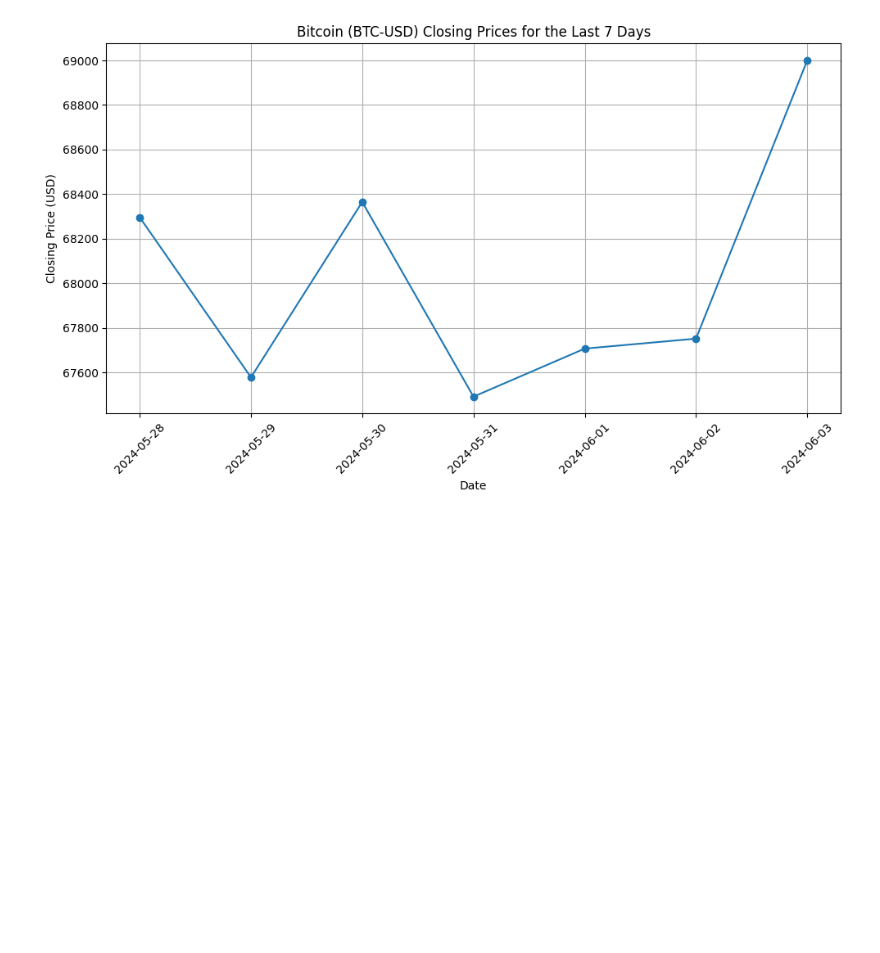
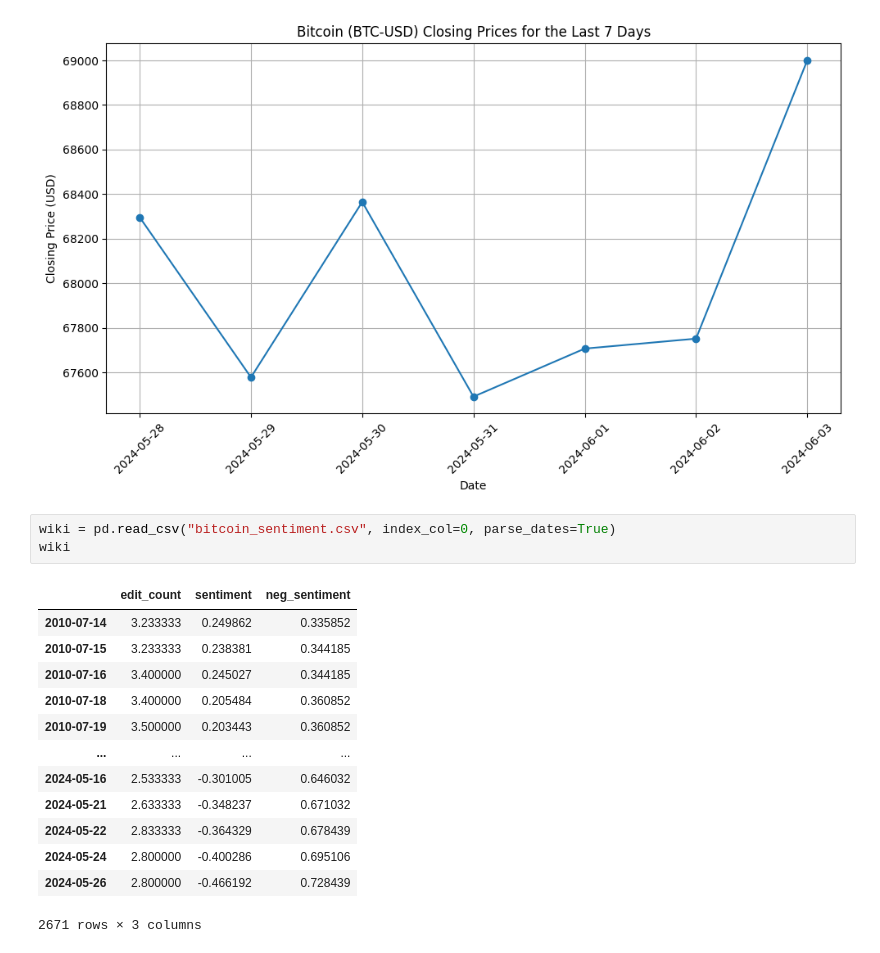
Before and after one commit to SWAGATSWAROOP/HackBrokers, a Jupyter notebook: backend-python/Dataset collection/bitcoin/bitcoin.ipynb, the cells around one changed output. Saved outputs shown, nothing was run; the diff lists cells and outputs as text; blank space fills up the shorter version.

```diff
--- a/backend-python/Dataset collection/bitcoin/bitcoin.ipynb
+++ b/backend-python/Dataset collection/bitcoin/bitcoin.ipynb
@@ -51,3 +51,20 @@ plt.tight_layout()
 plt.show()
 # %% [output]
 [figure]
+# %%
+wiki = pd.read_csv("bitcoin_sentiment.csv", index_col=0, parse_dates=True)
+wiki
+# %% [output]
+|  | edit_count | sentiment | neg_sentiment |
+| 2010-07-14 | 3.233333 | 0.249862 | 0.335852 |
+| 2010-07-15 | 3.233333 | 0.238381 | 0.344185 |
+| 2010-07-16 | 3.400000 | 0.245027 | 0.344185 |
+| 2010-07-18 | 3.400000 | 0.205484 | 0.360852 |
+| 2010-07-19 | 3.500000 | 0.203443 | 0.360852 |
+| ... | ... | ... | ... |
+| 2024-05-16 | 2.533333 | -0.301005 | 0.646032 |
+| 2024-05-21 | 2.633333 | -0.348237 | 0.671032 |
+| 2024-05-22 | 2.833333 | -0.364329 | 0.678439 |
+| 2024-05-24 | 2.800000 | -0.400286 | 0.695106 |
+| 2024-05-26 | 2.800000 | -0.466192 | 0.728439 |
+2671 rows × 3 columns
```
Also changed, not shown: parts of 3 cells of this notebook, 12 other files.
